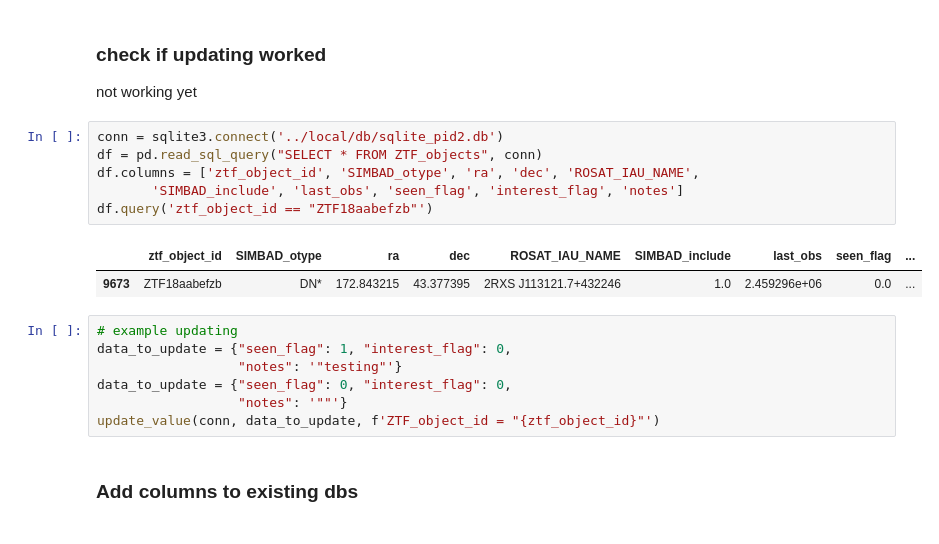
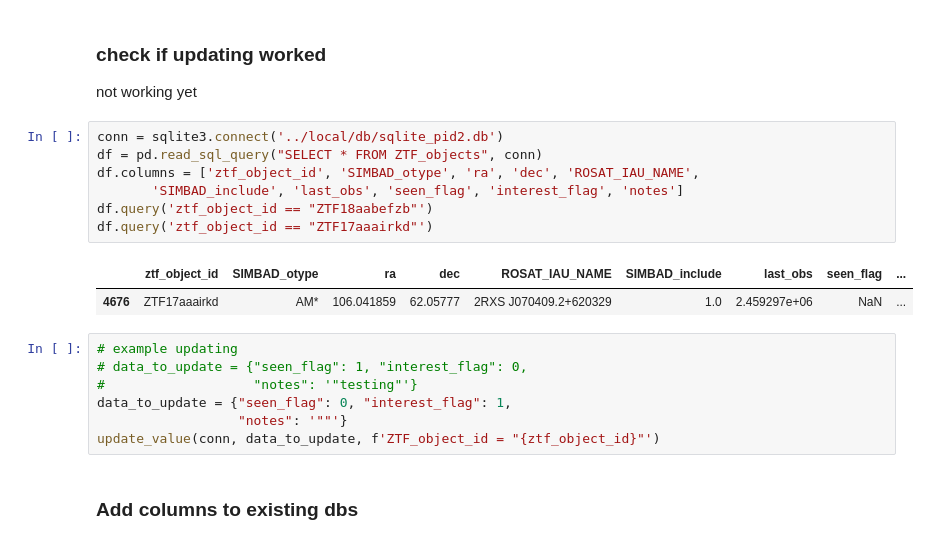
Before and after one commit to dirac-institute/alert_stream_crossmatch, a Jupyter notebook: notebooks/display_alert_info.ipynb, the cells around one changed output. Cells and saved outputs as stored; diff of their text form.

```diff
--- a/notebooks/display_alert_info.ipynb
+++ b/notebooks/display_alert_info.ipynb
@@ -403,17 +436,18 @@ not working yet
 # %%
 conn = sqlite3.connect('../local/db/sqlite_pid2.db')
 df = pd.read_sql_query("SELECT * FROM ZTF_objects", conn)
 df.columns = ['ztf_object_id', 'SIMBAD_otype', 'ra', 'dec', 'ROSAT_IAU_NAME',
        'SIMBAD_include', 'last_obs', 'seen_flag', 'interest_flag', 'notes']
 df.query('ztf_object_id == "ZTF18aabefzb"')
+df.query('ztf_object_id == "ZTF17aaairkd"')
 # %% [output]
 |  | ztf_object_id | SIMBAD_otype | ra | dec | ROSAT_IAU_NAME | SIMBAD_include | last_obs | seen_flag | ... |
-| 9673 | ZTF18aabefzb | DN* | 172.843215 | 43.377395 | 2RXS J113121.7+432246 | 1.0 | 2.459296e+06 | 0.0 | ... |
+| 4676 | ZTF17aaairkd | AM* | 106.041859 | 62.05777 | 2RXS J070409.2+620329 | 1.0 | 2.459297e+06 | NaN | ... |
 # %%
 # example updating
-data_to_update = {"seen_flag": 1, "interest_flag": 0,
-                  "notes": '"testing"'}
-data_to_update = {"seen_flag": 0, "interest_flag": 0,
+# data_to_update = {"seen_flag": 1, "interest_flag": 0,
+#                   "notes": '"testing"'}
+data_to_update = {"seen_flag": 0, "interest_flag": 1,
                   "notes": '""'}
 update_value(conn, data_to_update, f'ZTF_object_id = "{ztf_object_id}"')
 # %% [markdown]
```
Also changed, not shown: parts of 13 cells of this notebook, 1 other file.
